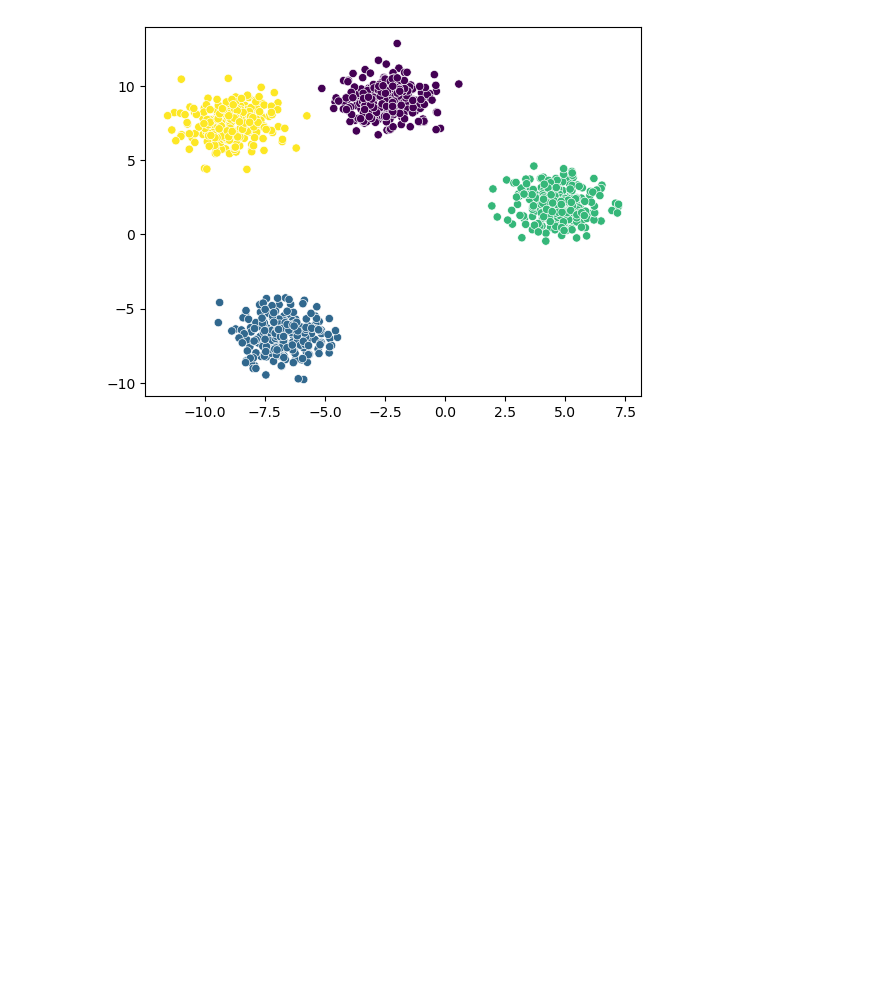
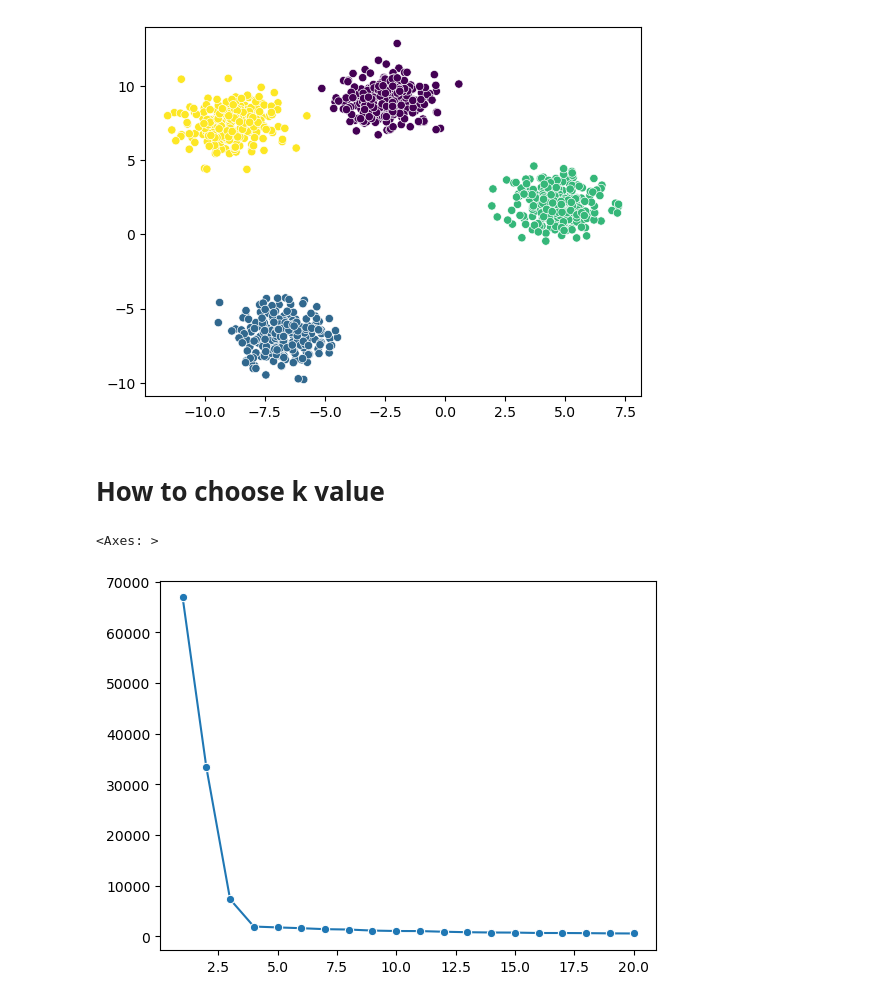
Before and after one commit to Sauravkumarv/Algorith_Jupyter_AIML, a Jupyter notebook: UNSPERVISED_LEARNING/Clustering/KMeans_clustering.ipynb, the cells around one changed output. Saved outputs shown, nothing was run; the diff lists cells and outputs as text; code cells hidden in the pictures; blank space fills up the shorter version.

Commit message:
unsupervised KMEANS

```diff
--- a/UNSPERVISED_LEARNING/Clustering/KMeans_clustering.ipynb
+++ b/UNSPERVISED_LEARNING/Clustering/KMeans_clustering.ipynb
@@ -29,3 +31,17 @@ sns.scatterplot(x=X[ :,0],y=X[:,1],c=labels)
 # %% [output]
 <Axes: >
 [figure]
+# %% [markdown]
+# How to choose k value
+# %%
+# we can choose k value by 2 method one "ELBOW" and second is "SILHOUTTE" method
+wcss=[]
+
+for k in range(1,21):
+    kmeans=KMeans(n_clusters=k)
+    kmeans.fit_predict(X)
+    wcss.append(kmeans.inertia_)
+sns.lineplot(x=range(1,21),y=wcss,marker="o")
+# %% [output]
+<Axes: >
+[figure, added]
```
Also changed, not shown: parts of 2 cells of this notebook, 1 other file.
